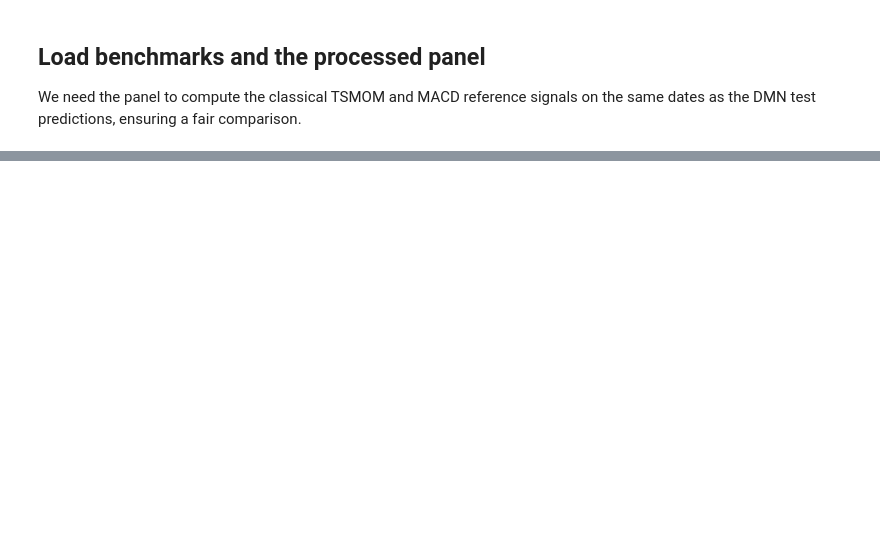
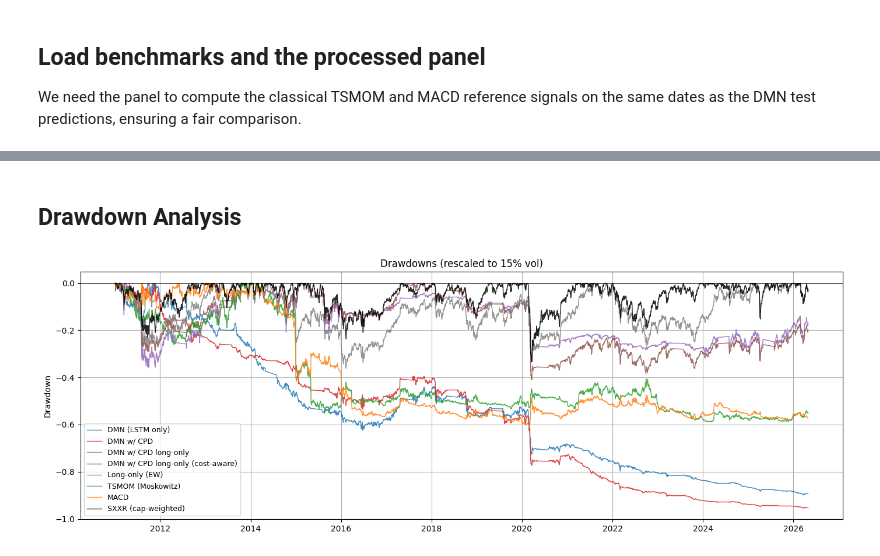
Before and after one commit to Edoardovona/STOXX600_DeepMomentumNetwork, a Jupyter notebook: notebooks/04_backtest.ipynb, the cells around one changed output, grey strips where cells are left out. Cells and saved outputs as stored; diff of their text form; code cells hidden in the pictures; blank space fills up the shorter version.

```diff
--- a/notebooks/04_backtest.ipynb
+++ b/notebooks/04_backtest.ipynb
@@ -498,0 +207,24 @@ print(f"  cost_sensitivity.csv    (paper Exhibit 8)")
+# %%
+def to_portfolio_series(df: pd.DataFrame, strat_col: str) -> pd.Series:
+    return df.groupby("date")[strat_col].mean().sort_index()
+
+portfolios = {}
+
+# DMN variants: gross + net
+for label, df in dmn_predictions.items():
+    portfolios[f"{label}_gross"] = to_portfolio_series(df, "strat_ret_gross")
+    portfolios[f"{label}_net"]   = to_portfolio_series(df, "strat_ret")
+
+# Classical strategies: gross + net
+for name in ["long_only", "moskowitz", "macd"]:
+    portfolios[f"{name}_gross"] = to_portfolio_series(classical, f"strat_{name}_gross")
+    portfolios[f"{name}_net"]   = to_portfolio_series(classical, f"strat_{name}")
+
+# SXXR (cap-weighted reference) — no cost adjustment, it's an index level
+sxxr_prices  = (benchmarks.loc[benchmarks["benchmark"] == "SXXR"]
+                           .set_index("date")["price"].sort_index())
+portfolios["sxxr"] = (sxxr_prices.pct_change()
+                                  .loc[(sxxr_prices.index >= oos_start) &
+                                       (sxxr_prices.index <= oos_end)])
+
+print(f"Portfolios computed: {len(portfolios)} series")
@@ -498,0 +423,19 @@ print(f"  cost_sensitivity.csv    (paper Exhibit 8)")
+# %% [markdown]
+## Drawdown Analysis
+# %%
+fig, ax = plt.subplots(figsize=(14, 5))
+for label, ret in rescaled.items():
+    if label not in PALETTE:
+        continue
+    cum = (1 + ret.dropna()).cumprod()
+    dd = (cum - cum.cummax()) / cum.cummax()
+    ax.plot(dd.index, dd.values, lw=1.0, color=PALETTE[label],
+             label=LABELS[label], alpha=0.85)
+ax.set_title(f"Drawdowns (rescaled to {TARGET_VOL:.0%} vol)")
+ax.set_ylabel("Drawdown")
+ax.axhline(0, color="black", lw=0.5)
+ax.legend(loc="lower left", fontsize=9)
+plt.tight_layout()
+plt.show()
+# %% [output]
+[figure, added]
```
Also changed, not shown: parts of 48 cells of this notebook, 11 other files.
